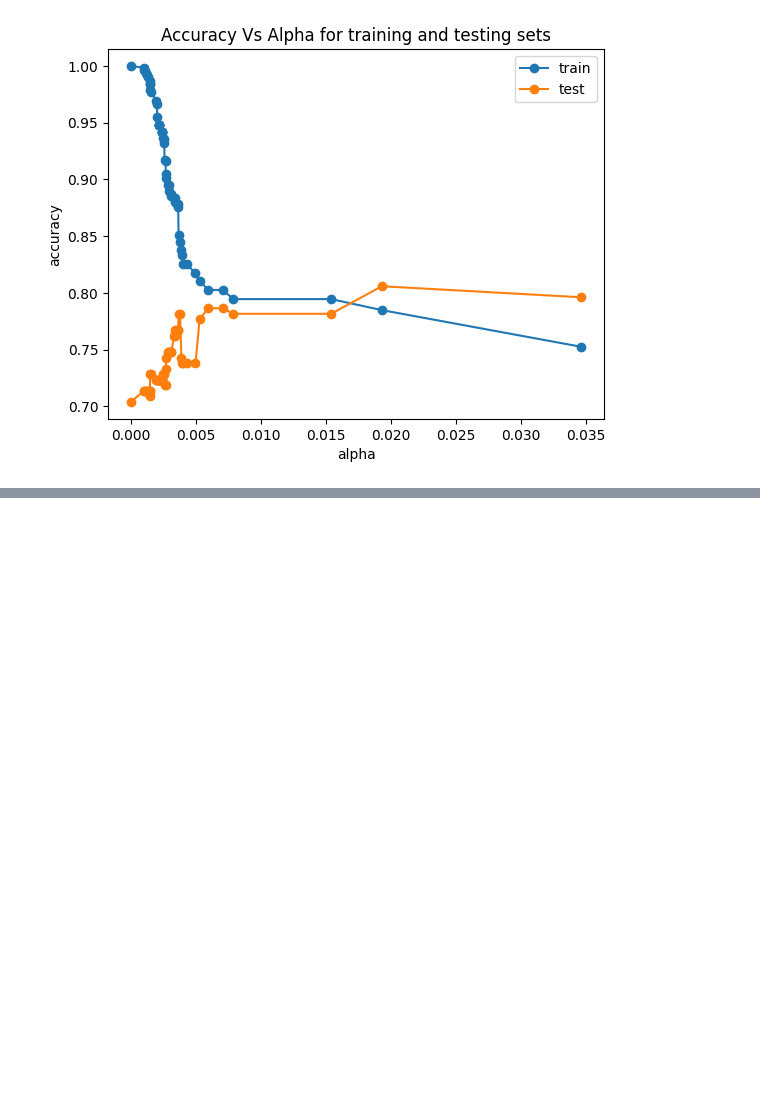
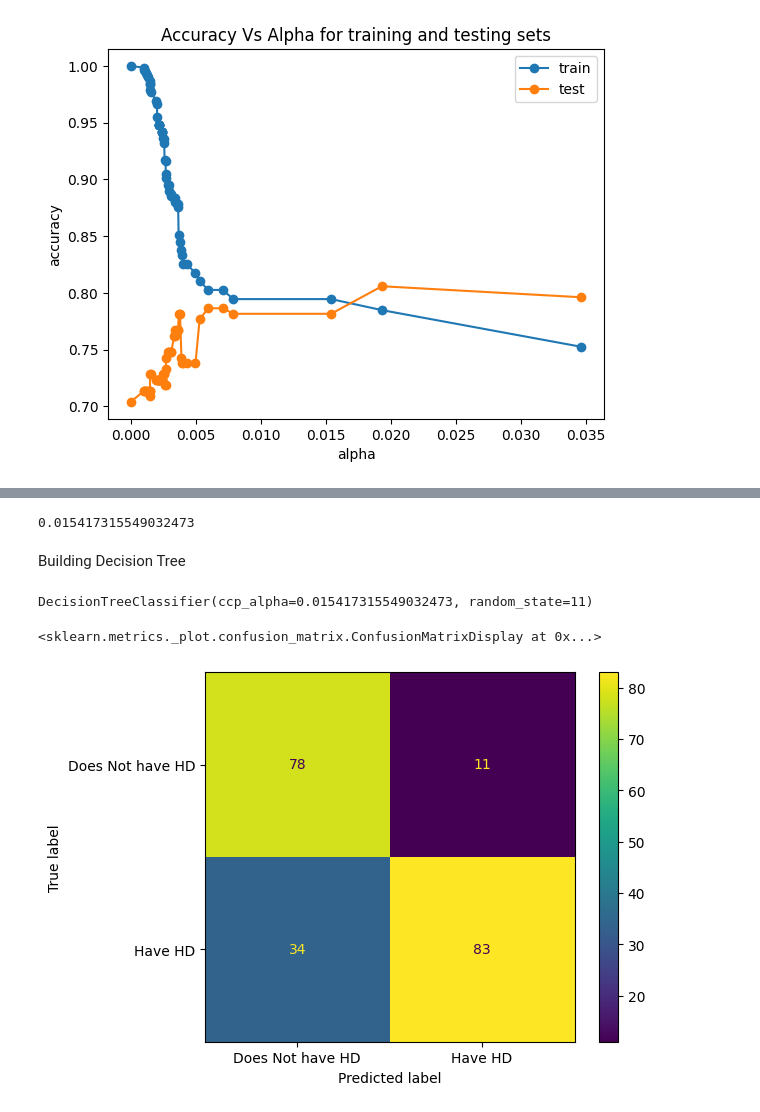
Before and after one commit to noo-nine/Machine-Learning, a Jupyter notebook: Classification_Trees.ipynb, the cells around one changed output, grey strips where cells are left out. Saved outputs shown, nothing was run; the diff lists cells and outputs as text; code cells hidden in the pictures; blank space fills up the shorter version.

```diff
--- a/Classification_Trees.ipynb
+++ b/Classification_Trees.ipynb
@@ -275,0 +348,18 @@ plt.show()
+# %%
+# alpha = 0.015417 has the highest mean_accuracy
+ideal_alpha  = alpha_results.loc[alpha_results['mean_accuracy'].idxmax()]['alpha']
+ideal_alpha
+# %% [output]
+0.015417315549032473
+# %% [markdown]
+Building Decision Tree
+# %%
+clf_pruned = DecisionTreeClassifier( random_state = 11, ccp_alpha = ideal_alpha)
+clf_pruned.fit(x_train, y_train)
+# %% [output]
+DecisionTreeClassifier(ccp_alpha=0.015417315549032473, random_state=11)
+# %%
+ConfusionMatrixDisplay.from_estimator(clf_pruned, x_test, y_test, display_labels = ['Does Not have HD', 'Have HD'])
+# %% [output]
+<sklearn.metrics._plot.confusion_matrix.ConfusionMatrixDisplay at 0x...>
+[figure, added]
```
Also changed, not shown: parts of 11 cells of this notebook.
